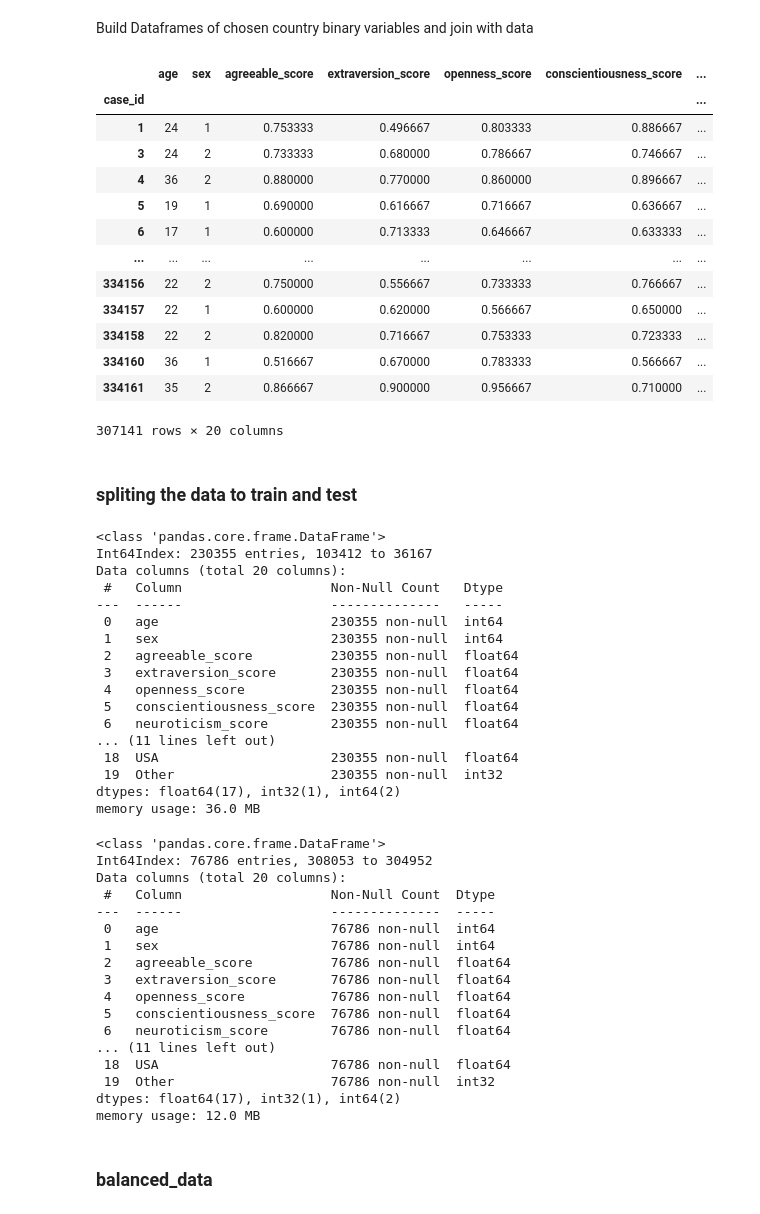
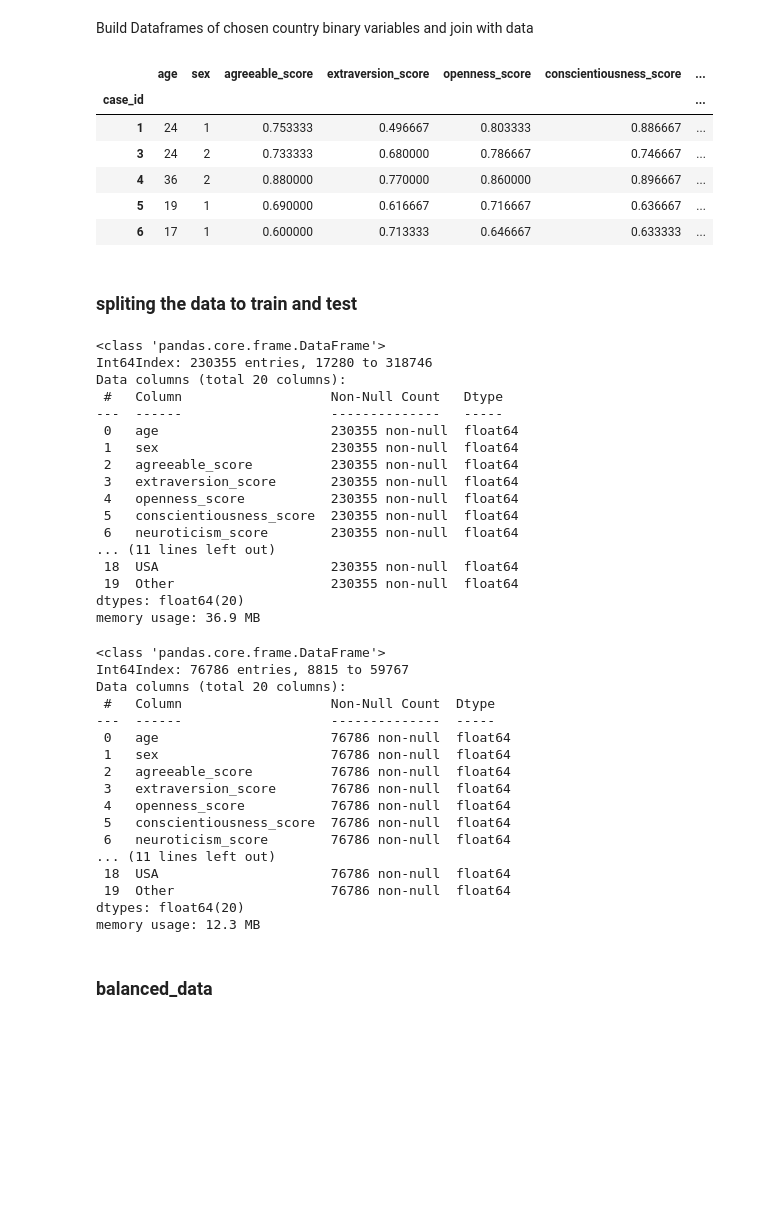
Before and after one commit to efratkohen/Big_five, a Jupyter notebook: final-draft.ipynb, the cells around one changed output. Drawn from its saved outputs; the diff is of its cells as text; code cells hidden in the pictures; blank space fills up the shorter version.

```diff
--- a/final-draft.ipynb
+++ b/final-draft.ipynb
@@ -197,19 +187,12 @@ data_country = pd.concat([data, countries] ,axis=1)
 data_country.insert(20, 'Other', np.where(np.isnan(data_country['UK'].values), 1, 0)) #add 'other' country column
 raw_data = data_country.fillna(0).drop(['country'], axis=1)
 # %%
-raw_data
+raw_data.head()
 # %% [output]
 |  | age | sex | agreeable_score | extraversion_score | openness_score | conscientiousness_score | ... |
 | case_id |  |  |  |  |  |  | ... |
 | 1 | 24 | 1 | 0.753333 | 0.496667 | 0.803333 | 0.886667 | ... |
 | 3 | 24 | 2 | 0.733333 | 0.680000 | 0.786667 | 0.746667 | ... |
 | 4 | 36 | 2 | 0.880000 | 0.770000 | 0.860000 | 0.896667 | ... |
 | 5 | 19 | 1 | 0.690000 | 0.616667 | 0.716667 | 0.636667 | ... |
 | 6 | 17 | 1 | 0.600000 | 0.713333 | 0.646667 | 0.633333 | ... |
-| ... | ... | ... | ... | ... | ... | ... | ... |
-| 334156 | 22 | 2 | 0.750000 | 0.556667 | 0.733333 | 0.766667 | ... |
-| 334157 | 22 | 1 | 0.600000 | 0.620000 | 0.566667 | 0.650000 | ... |
-| 334158 | 22 | 2 | 0.820000 | 0.716667 | 0.753333 | 0.723333 | ... |
-| 334160 | 36 | 1 | 0.516667 | 0.670000 | 0.783333 | 0.566667 | ... |
-| 334161 | 35 | 2 | 0.866667 | 0.900000 | 0.956667 | 0.710000 | ... |
-307141 rows × 20 columns
@@ -221,13 +210,13 @@ raw_train, raw_test = train_test_split(raw_data)
 # %%
-raw_train.info()
+scaled_raw_train.info()
 # %% [output]
 <class 'pandas.core.frame.DataFrame'>
-Int64Index: 230355 entries, 103412 to 36167
+Int64Index: 230355 entries, 17280 to 318746
 Data columns (total 20 columns):
  #   Column                   Non-Null Count   Dtype
 ---  ------                   --------------   -----
- 0   age                      230355 non-null  int64
- 1   sex                      230355 non-null  int64
+ 0   age                      230355 non-null  float64
+ 1   sex                      230355 non-null  float64
  2   agreeable_score          230355 non-null  float64
  3   extraversion_score       230355 non-null  float64
  4   openness_score           230355 non-null  float64
@@ -235,19 +224,19 @@ Data columns (total 20 columns):
  6   neuroticism_score        230355 non-null  float64
 ... (11 lines left out)
  18  USA                      230355 non-null  float64
- 19  Other                    230355 non-null  int32
-dtypes: float64(17), int32(1), int64(2)
-memory usage: 36.0 MB
+ 19  Other                    230355 non-null  float64
+dtypes: float64(20)
+memory usage: 36.9 MB
 # %%
-raw_test.info()
+scaled_raw_test.info()
 # %% [output]
 <class 'pandas.core.frame.DataFrame'>
-Int64Index: 76786 entries, 308053 to 304952
+Int64Index: 76786 entries, 8815 to 59767
 Data columns (total 20 columns):
  #   Column                   Non-Null Count  Dtype
 ---  ------                   --------------  -----
- 0   age                      76786 non-null  int64
- 1   sex                      76786 non-null  int64
+ 0   age                      76786 non-null  float64
+ 1   sex                      76786 non-null  float64
  2   agreeable_score          76786 non-null  float64
  3   extraversion_score       76786 non-null  float64
  4   openness_score           76786 non-null  float64
@@ -255,9 +244,9 @@ Data columns (total 20 columns):
  6   neuroticism_score        76786 non-null  float64
 ... (11 lines left out)
  18  USA                      76786 non-null  float64
- 19  Other                    76786 non-null  int32
-dtypes: float64(17), int32(1), int64(2)
-memory usage: 12.0 MB
+ 19  Other                    76786 non-null  float64
+dtypes: float64(20)
+memory usage: 12.3 MB
 # %% [markdown]
 ### balanced_data
 # %% [markdown]
```
Also changed, not shown: parts of 33 cells of this notebook.
